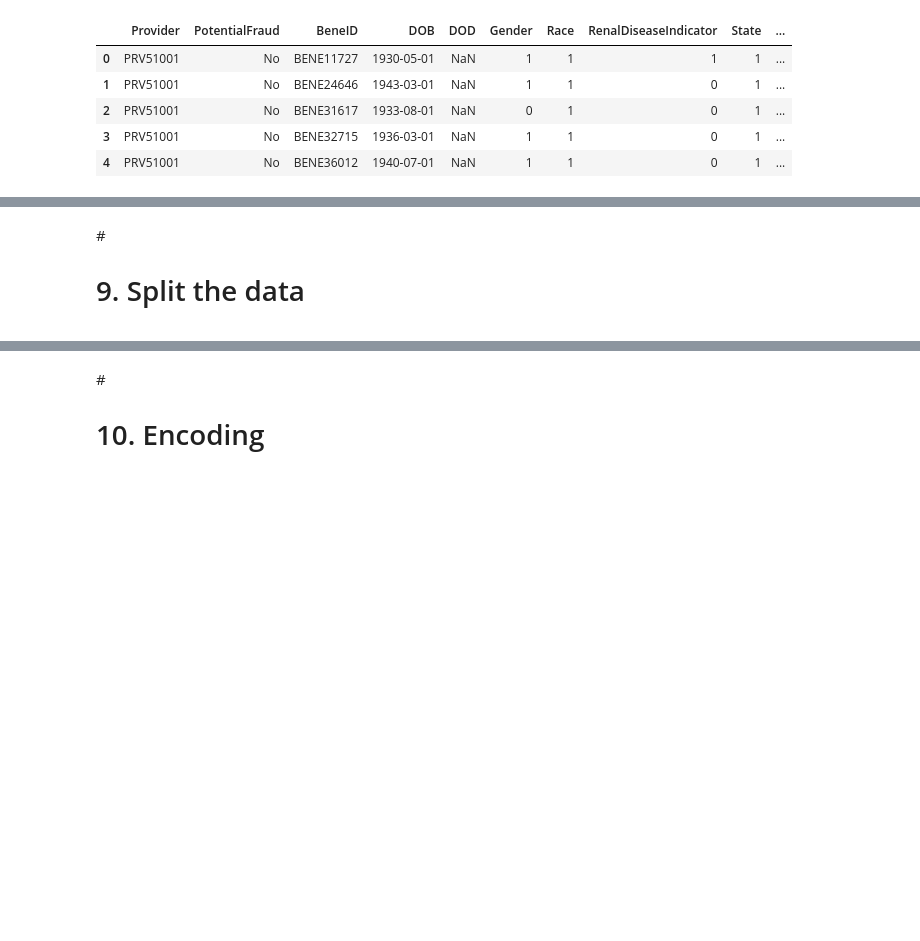
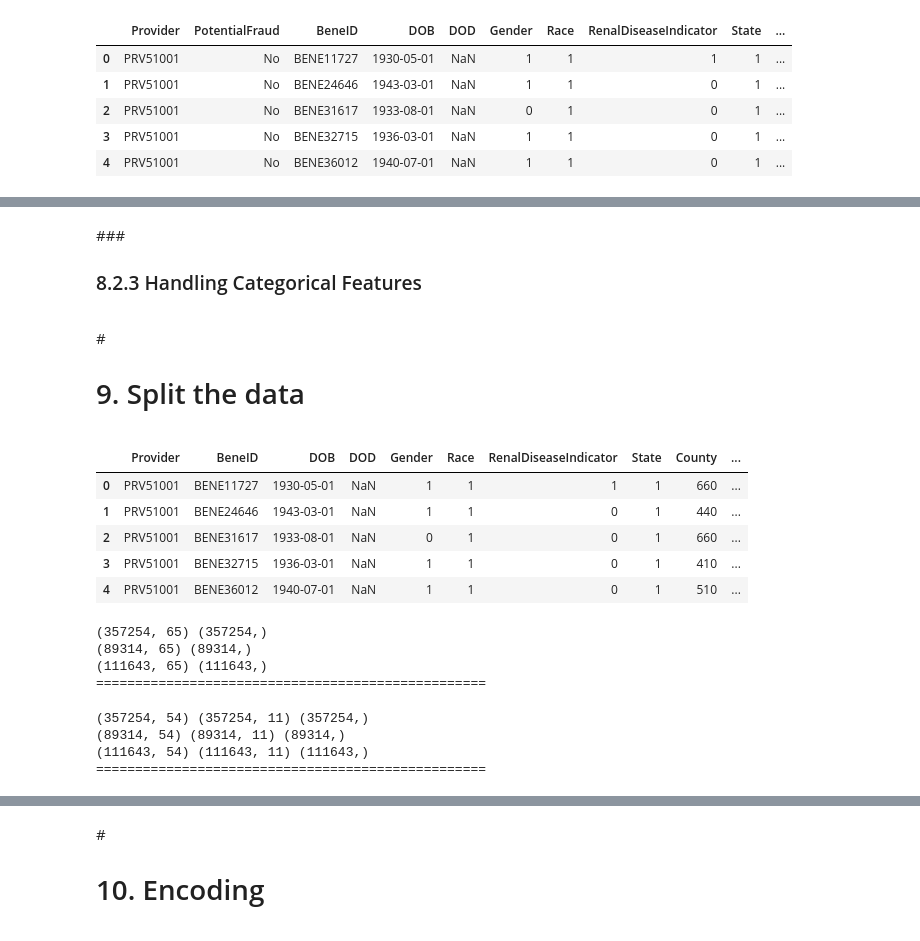
Before and after one commit to NaveenVuppula/Healthcare-Provider-Fraud-Detection-Analysis, a Jupyter notebook: Healthcare_Provider_Fraud_Detection_Analysis.ipynb, the cells around one changed output, grey strips where cells are left out. Saved outputs shown, nothing was run; the diff lists cells and outputs as text; code cells hidden in the pictures; blank space fills up the shorter version.

```diff
--- a/Healthcare_Provider_Fraud_Detection_Analysis.ipynb
+++ b/Healthcare_Provider_Fraud_Detection_Analysis.ipynb
@@ -1145,6 +1135,6 @@ From the above code, the top 5 features having missing/NaN values are ClmProcedu
 # %%
-df_train = df_train.drop(['ClmProcedureCode_6','ClmProcedureCode_5', 'ClmProcedureCode_4'], axis=1)
-df_test = df_test.drop(['ClmProcedureCode_6','ClmProcedureCode_5', 'ClmProcedureCode_4'], axis=1)
+df_train = df_train.drop(['ClmProcedureCode_6','ClmProcedureCode_5', 'ClmProcedureCode_4', 'ClmProcedureCode_3', 'ClmDiagnosisCode_10'], axis=1)
+df_test = df_test.drop(['ClmProcedureCode_6','ClmProcedureCode_5', 'ClmProcedureCode_4', 'ClmProcedureCode_3', 'ClmDiagnosisCode_10'], axis=1)
 df_train.head()
 # %% [output]
 |  | Provider | PotentialFraud | BeneID | DOB | DOD | Gender | Race | RenalDiseaseIndicator | State | ... |
@@ -1156,2 +1168,73 @@ df_train.head()
+# %%
+#ClmProcedureCode_*
+df_train['ClmProcedureCode_1'] = df_train['ClmProcedureCode_1'].fillna(0)
+df_train['ClmProcedureCode_2'] = df_train['ClmProcedureCode_2'].fillna(0)
+
+df_test['ClmProcedureCode_1'] = df_test['ClmProcedureCode_1'].fillna(0)
+df_test['ClmProcedureCode_2'] = df_test['ClmProcedureCode_2'].fillna(0)
+
+#IP_total_claim_amount, OP_total_claim_amount, Treatment_time, DeductibleAmtPaid
+df_train['IP_total_claim_amount'] = df_train['IP_total_claim_amount'].fillna(0)
+df_train['OP_total_claim_amount'] = df_train['OP_total_claim_amount'].fillna(0)
+df_train['Treatment_time'] = df_train['Treatment_time'].fillna(0)
+df_train['DeductibleAmtPaid'] = df_train['DeductibleAmtPaid'].fillna(0)
+
+df_test['IP_total_claim_amount'] = df_test['IP_total_claim_amount'].fillna(0)
+df_test['OP_total_claim_amount'] = df_test['OP_total_claim_amount'].fillna(0)
+df_test['Treatment_time'] = df_test['Treatment_time'].fillna(0)
+df_test['DeductibleAmtPaid'] = df_test['DeductibleAmtPaid'].fillna(0)
+# %% [markdown]
+###<h3>8.2.3 Handling Categorical Features
 # %% [markdown]
 #<h1>9. Split the data
+# %%
+#Split data to X and y.
+y = df_train['PotentialFraud'].values
+X = df_train.drop(['PotentialFraud'], axis=1)
+X.head()
+# %% [output]
+|  | Provider | BeneID | DOB | DOD | Gender | Race | RenalDiseaseIndicator | State | County | ... |
+| 0 | PRV51001 | BENE11727 | 1930-05-01 | NaN | 1 | 1 | 1 | 1 | 660 | ... |
+| 1 | PRV51001 | BENE24646 | 1943-03-01 | NaN | 1 | 1 | 0 | 1 | 440 | ... |
+| 2 | PRV51001 | BENE31617 | 1933-08-01 | NaN | 0 | 1 | 0 | 1 | 660 | ... |
+| 3 | PRV51001 | BENE32715 | 1936-03-01 | NaN | 1 | 1 | 0 | 1 | 410 | ... |
+| 4 | PRV51001 | BENE36012 | 1940-07-01 | NaN | 1 | 1 | 0 | 1 | 510 | ... |
+# %%
+X_train_tmp, X_test, y_train_tmp, y_test = train_test_split(X, y, test_size=0.2, stratify=y, random_state=42)
+X_train, X_cv, y_train, y_cv = train_test_split(X_train_tmp, y_train_tmp, test_size=0.2, stratify=y_train_tmp, random_state=42)
+
+y_train[y_train=='Yes'] = 1 #Fraud
+y_train[y_train=='No'] = 0 #Non-Fraud
+y_cv[y_cv=='Yes'] = 1
+y_cv[y_cv=='No'] = 0
+y_test[y_test=='Yes'] = 1
+y_test[y_test=='No'] = 0
+
+print(X_train.shape, y_train.shape)
+print(X_cv.shape, y_cv.shape)
+print(X_test.shape, y_test.shape)
+print("="*50)
+# %% [output]
+(357254, 65) (357254,)
+(89314, 65) (89314,)
+(111643, 65) (111643,)
+==================================================
+# %%
+key_columns = ['Provider', 'BeneID', 'DOB', 'DOD', 'NoOfMonths_PartACov', 'NoOfMonths_PartBCov', 'ClaimID', 'ClaimStartDt', 'ClaimEndDt', 'AdmissionDt', 'DischargeDt', ]
+X_train_key_features = X_train[key_columns]
+X_cv_key_features = X_cv[key_columns]
+X_test_key_features = X_test[key_columns]
+
+X_train = X_train.drop(key_columns, axis=1)
+X_cv = X_cv.drop(key_columns, axis=1)
+X_test = X_test.drop(key_columns, axis=1)
+
+print(X_train.shape, X_train_key_features.shape, y_train.shape)
+print(X_cv.shape, X_cv_key_features.shape, y_cv.shape)
+print(X_test.shape, X_test_key_features.shape, y_test.shape)
+print("="*50)
+# %% [output]
+(357254, 54) (357254, 11) (357254,)
+(89314, 54) (89314, 11) (89314,)
+(111643, 54) (111643, 11) (111643,)
+==================================================
```
Also changed, not shown: parts of 28 cells of this notebook.
